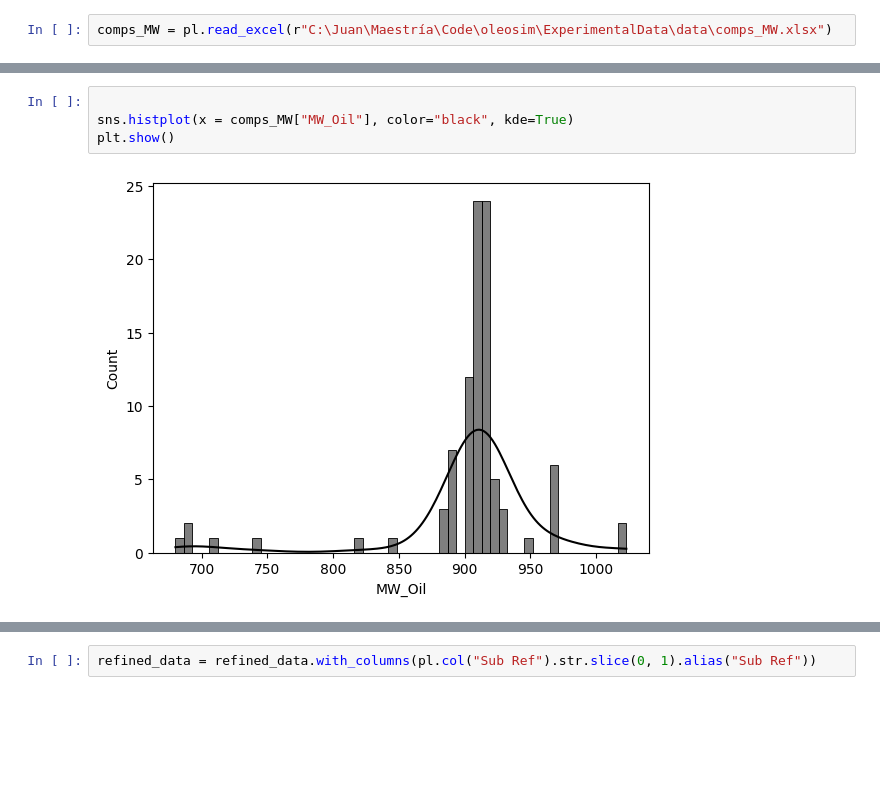
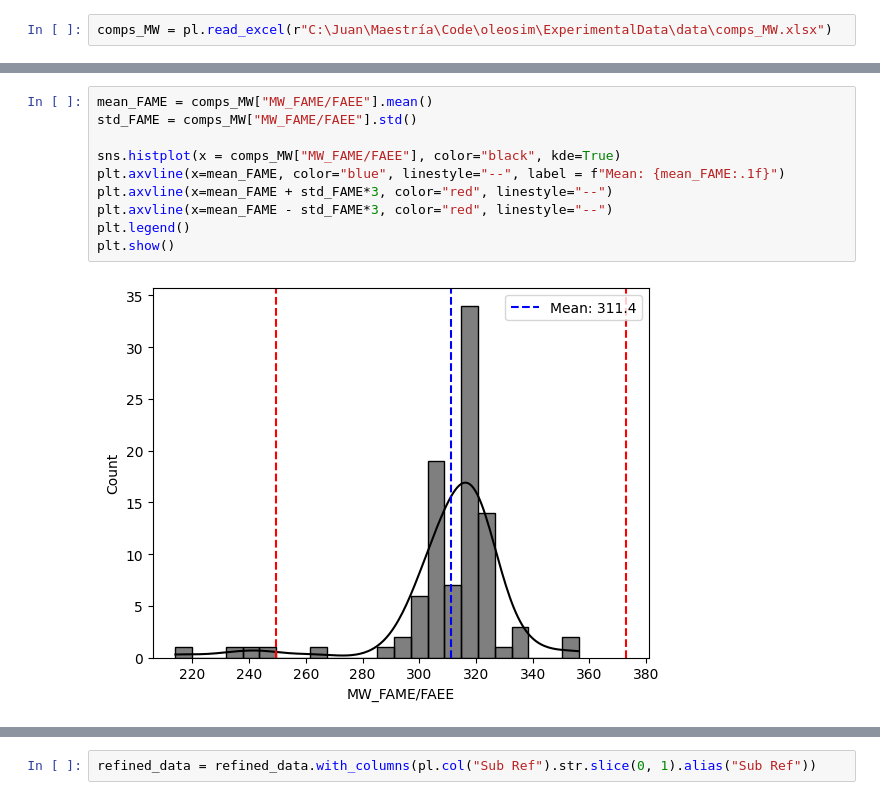
Before and after one commit to Juandhb99/ThermOleo, a Jupyter notebook: ExperimentalData/experimental_data_analysis.ipynb, the cells around one changed output, grey strips where cells are left out. Cells and saved outputs as stored; diff of their text form; blank space fills up the shorter version.

```diff
--- a/ExperimentalData/experimental_data_analysis.ipynb
+++ b/ExperimentalData/experimental_data_analysis.ipynb
@@ -594,6 +592,12 @@ plt.show()
-# %%
-
-sns.histplot(x = comps_MW["MW_Oil"], color="black", kde=True)
-plt.show()
-# %% [output]
-[figure, removed]
+# %%
+mean_FAME = comps_MW["MW_FAME/FAEE"].mean()
+std_FAME = comps_MW["MW_FAME/FAEE"].std()
+
+sns.histplot(x = comps_MW["MW_FAME/FAEE"], color="black", kde=True)
+plt.axvline(x=mean_FAME, color="blue", linestyle="--", label = f"Mean: {mean_FAME:.1f}")
+plt.axvline(x=mean_FAME + std_FAME*3, color="red", linestyle="--")
+plt.axvline(x=mean_FAME - std_FAME*3, color="red", linestyle="--")
+plt.legend()
+plt.show()
+# %% [output]
+[figure, added]
```
Also changed, not shown: parts of 34 cells of this notebook, 1 other file.
